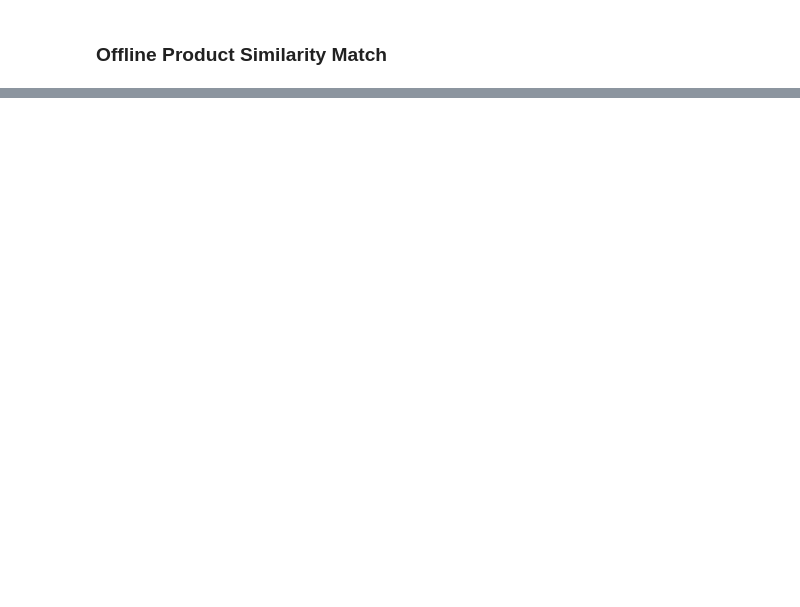
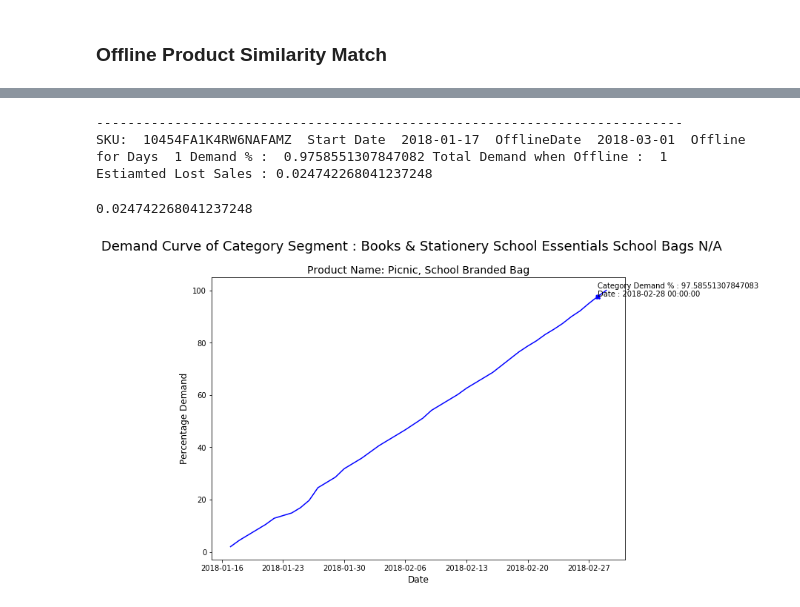
Before and after one commit to DanyalKhaliq/Machine-Learning-, a Jupyter notebook: ProductDescriptiveAnalysis.ipynb, the cells around one changed output, grey strips where cells are left out. Saved outputs shown, nothing was run; the diff lists cells and outputs as text; code cells hidden in the pictures; blank space fills up the shorter version.

```diff
--- a/ProductDescriptiveAnalysis.ipynb
+++ b/ProductDescriptiveAnalysis.ipynb
@@ -363,3 +355,12 @@ getEstimatedLostSale(SKUid,PeriodStartDate,offlineStartDate,offlineDays,True)
+# %%
+#from IPython.core.debugger import set_trace
+getEstimatedLostSale('10454FA1K4RW6NAFAMZ','2018-01-17','2018-03-01',1,True)
+# %% [output]
+---------------------------------------------------------------------------
+SKU:  10454FA1K4RW6NAFAMZ  Start Date  2018-01-17  OfflineDate  2018-03-01  Offline for Days  1 Demand % :  0.9758551307847082 Total Demand when Offline :  1
+Estiamted Lost Sales : 0.024742268041237248
+0.024742268041237248
+[figure, added]
 # %%
 startDate = None
 previousSKU = None
```
Also changed, not shown: parts of 22 cells of this notebook.
